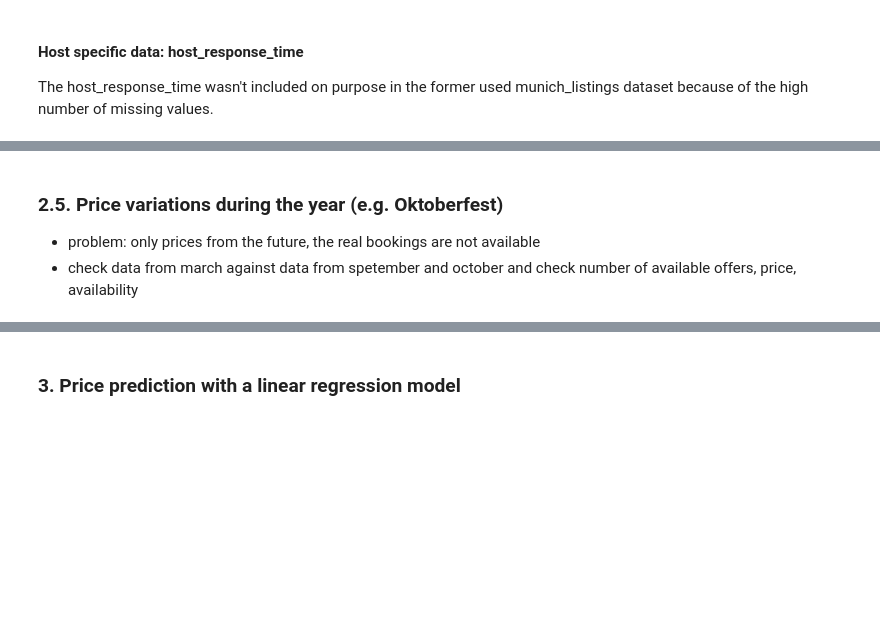
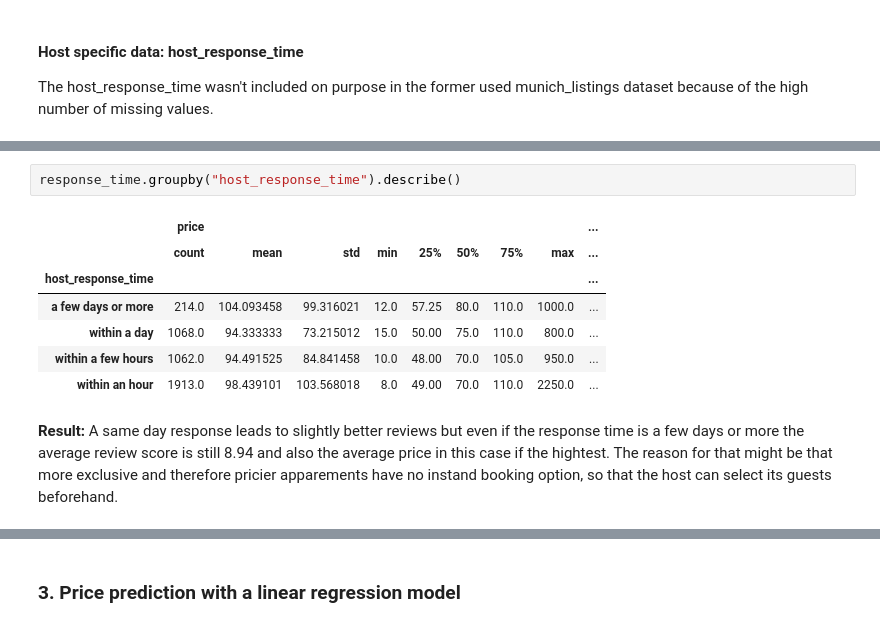
Before and after one commit to lethiess/AirBnB, a Jupyter notebook: AirBnb.ipynb, the cells around one changed output, grey strips where cells are left out. Saved outputs shown, nothing was run; the diff lists cells and outputs as text; blank space fills up the shorter version.

```diff
--- a/AirBnb.ipynb
+++ b/AirBnb.ipynb
@@ -627,4 +639,12 @@ plt.ylabel("Mean rating");
-# %% [markdown]
-### 2.5. Price variations during the year (e.g. Oktoberfest)
- - problem: only prices from the future, the real bookings are not available
- - check data from march against data from spetember and october and check number of available offers, price, availability
+# %%
+response_time.groupby("host_response_time").describe()
+# %% [output]
+|  | price |  |  |  |  |  |  |  | ... |
+|  | count | mean | std | min | 25% | 50% | 75% | max | ... |
+| host_response_time |  |  |  |  |  |  |  |  | ... |
+| a few days or more | 214.0 | 104.093458 | 99.316021 | 12.0 | 57.25 | 80.0 | 110.0 | 1000.0 | ... |
+| within a day | 1068.0 | 94.333333 | 73.215012 | 15.0 | 50.00 | 75.0 | 110.0 | 800.0 | ... |
+| within a few hours | 1062.0 | 94.491525 | 84.841458 | 10.0 | 48.00 | 70.0 | 105.0 | 950.0 | ... |
+| within an hour | 1913.0 | 98.439101 | 103.568018 | 8.0 | 49.00 | 70.0 | 110.0 | 2250.0 | ... |
+# %% [markdown]
+**Result:** A same day response leads to slightly better reviews but even if the response time is a few days or more the average review score is still 8.94 and also the average price in this case if the hightest. The reason for that might be that more exclusive and therefore pricier apparements have no instand booking option, so that the host can select its guests beforehand.
```
Also changed, not shown: parts of 30 cells of this notebook.
